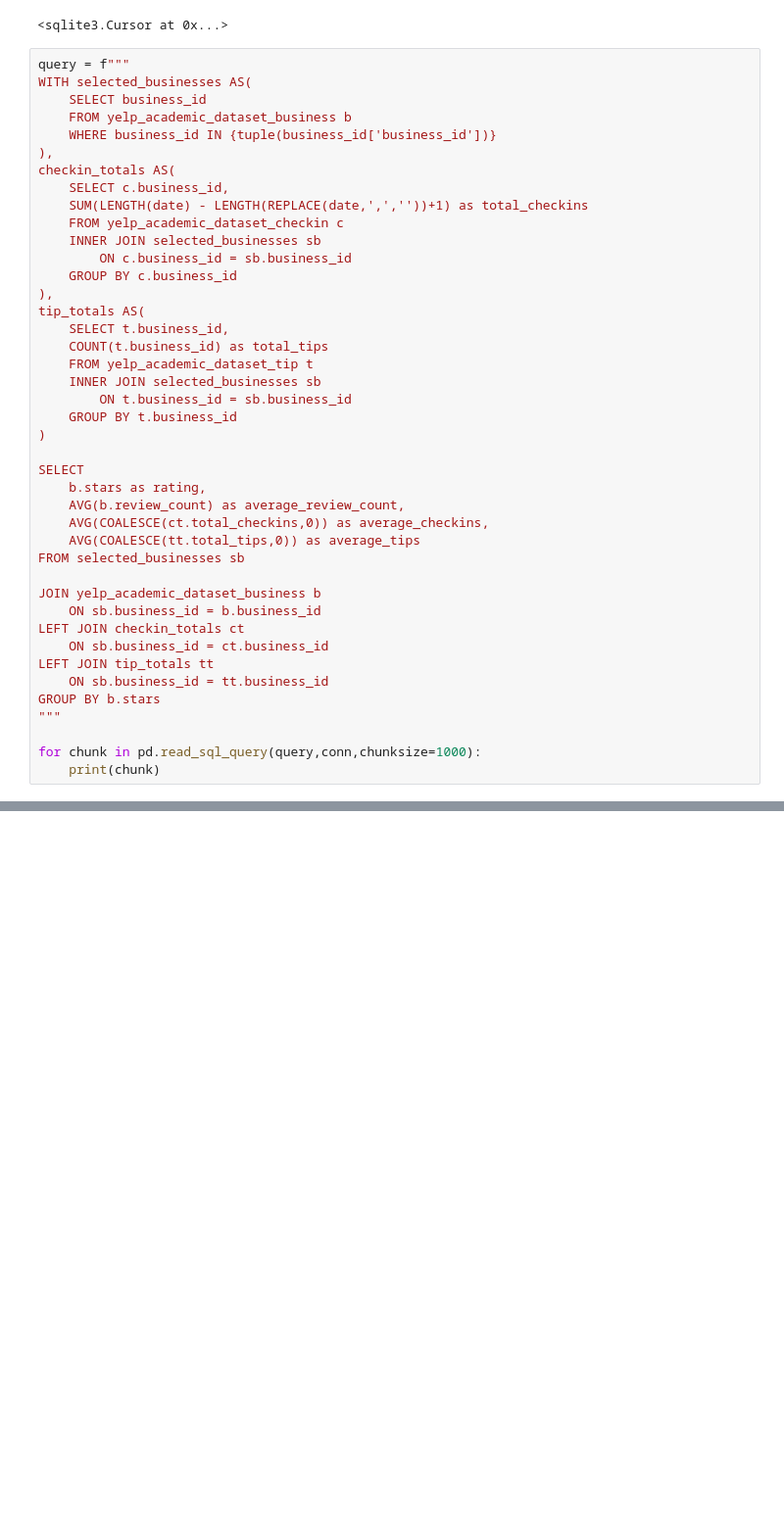
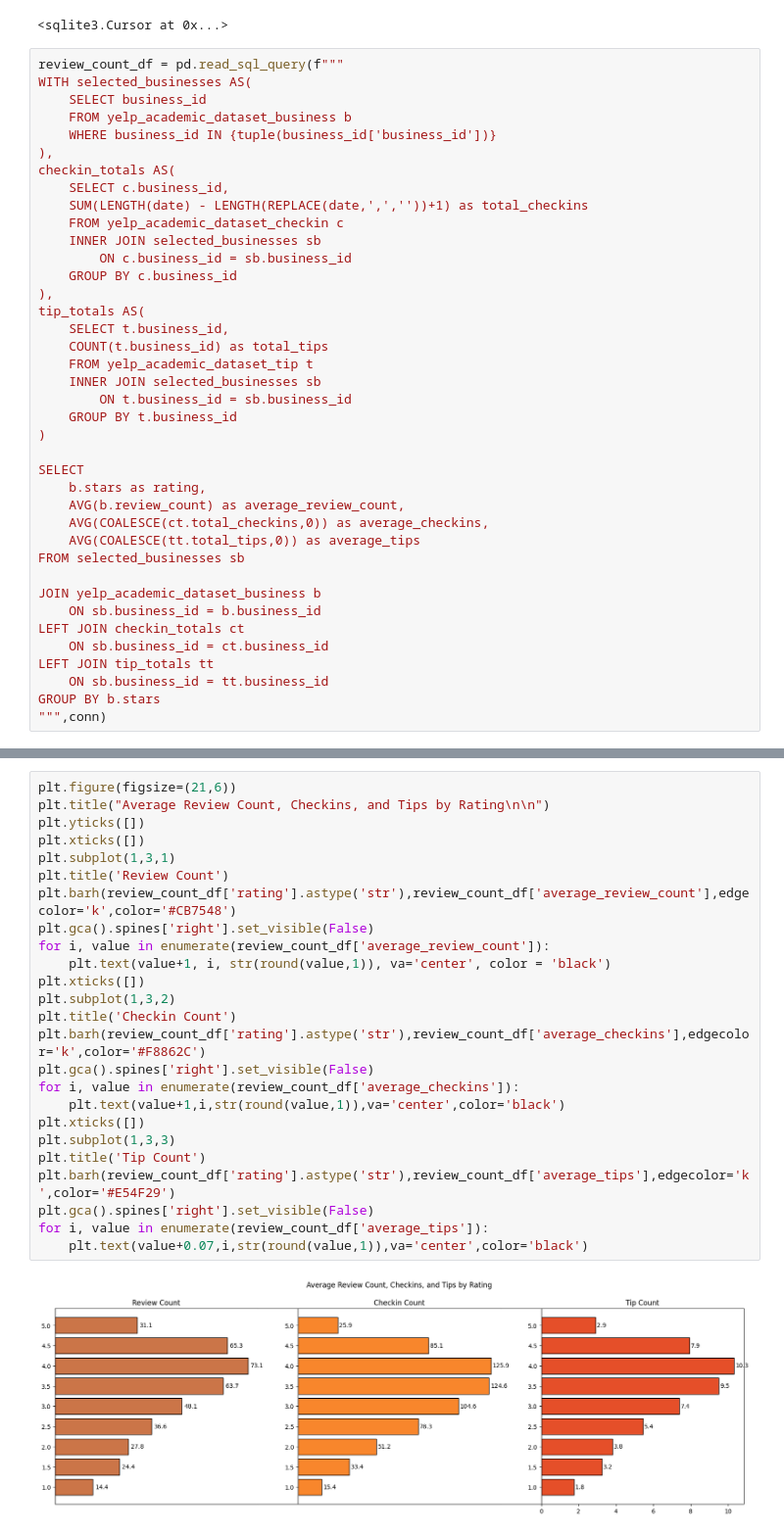
Before and after one commit to satvik231/Restautrant-Success-Analysis, a Jupyter notebook: creation.ipynb, the cells around one changed output, grey strips where cells are left out. Shown at 98% size. Cells and saved outputs as stored; diff of their text form; blank space fills up the shorter version.

```diff
--- a/creation.ipynb
+++ b/creation.ipynb
@@ -277,7 +280,7 @@ ON yelp_academic_dataset_business(business_id)
 # %% [output]
 <sqlite3.Cursor at 0x...>
 # %%
-query = f"""
+review_count_df = pd.read_sql_query(f"""
 WITH selected_businesses AS(
     SELECT business_id
     FROM yelp_academic_dataset_business b
@@ -314,7 +317,4 @@ LEFT JOIN checkin_totals ct
 LEFT JOIN tip_totals tt
     ON sb.business_id = tt.business_id
 GROUP BY b.stars
-"""
-
-for chunk in pd.read_sql_query(query,conn,chunksize=1000):
-    print(chunk)
+""",conn)
@@ -331,0 +321,27 @@ for chunk in pd.read_sql_query(query,conn,chunksize=1000):
+# %%
+plt.figure(figsize=(21,6))
+plt.title("Average Review Count, Checkins, and Tips by Rating\n\n")
+plt.yticks([])
+plt.xticks([])
+plt.subplot(1,3,1)
+plt.title('Review Count')
+plt.barh(review_count_df['rating'].astype('str'),review_count_df['average_review_count'],edgecolor='k',color='#CB7548')
+plt.gca().spines['right'].set_visible(False)
+for i, value in enumerate(review_count_df['average_review_count']):
+    plt.text(value+1, i, str(round(value,1)), va='center', color = 'black')
+plt.xticks([])
+plt.subplot(1,3,2)
+plt.title('Checkin Count')
+plt.barh(review_count_df['rating'].astype('str'),review_count_df['average_checkins'],edgecolor='k',color='#F8862C')
+plt.gca().spines['right'].set_visible(False)
+for i, value in enumerate(review_count_df['average_checkins']):
+    plt.text(value+1,i,str(round(value,1)),va='center',color='black')
+plt.xticks([])
+plt.subplot(1,3,3)
+plt.title('Tip Count')
+plt.barh(review_count_df['rating'].astype('str'),review_count_df['average_tips'],edgecolor='k',color='#E54F29')
+plt.gca().spines['right'].set_visible(False)
+for i, value in enumerate(review_count_df['average_tips']):
+    plt.text(value+0.07,i,str(round(value,1)),va='center',color='black')
+# %% [output]
+[figure, added]
```
Also changed, not shown: parts of 7 cells of this notebook.
